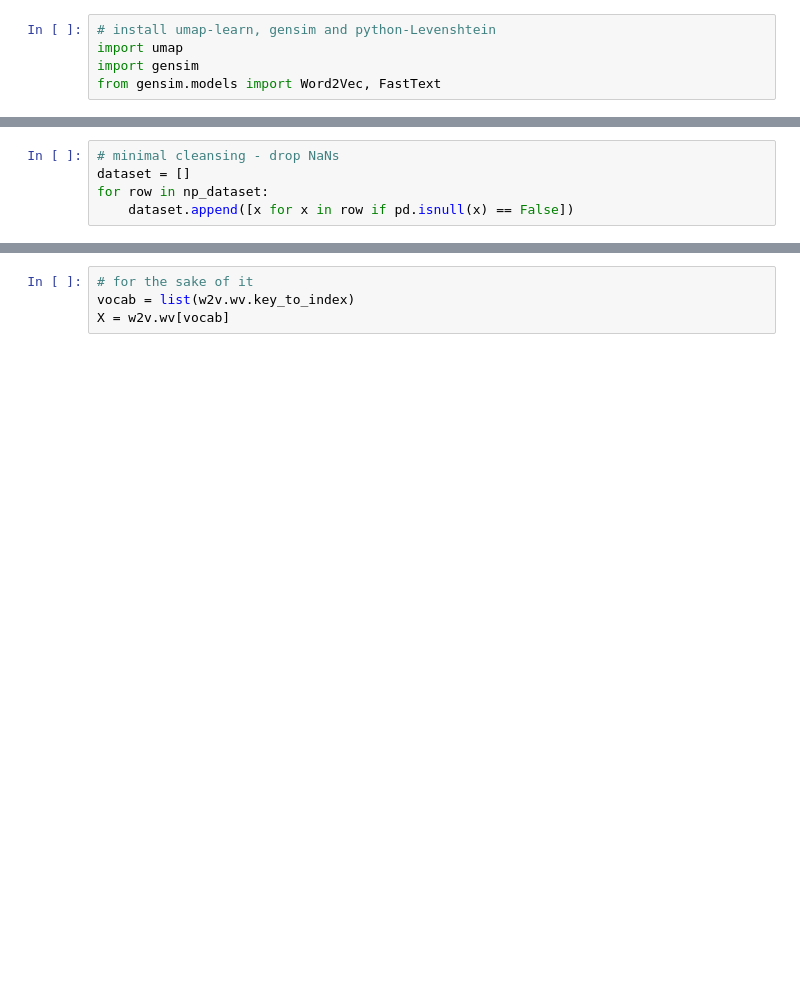
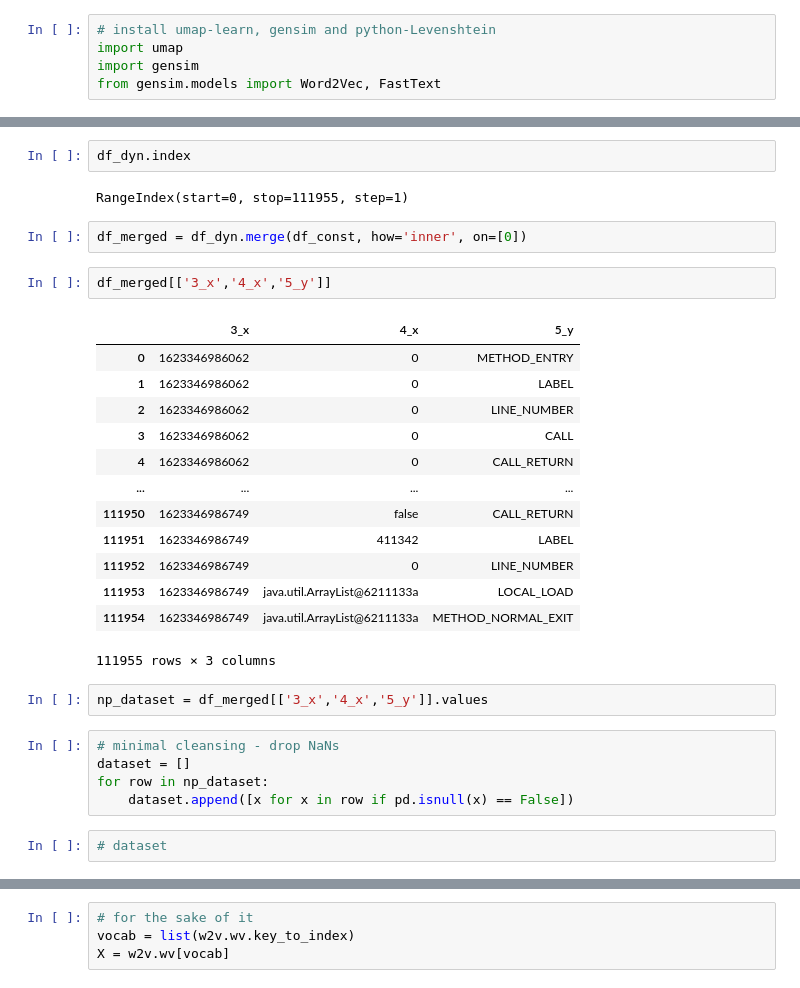
Before and after one commit to sedgewickmm18/deep-learning-for-web-attack-detection, a Jupyter notebook: PlayingAroundWithWord2Vec.ipynb, the cells around one changed output, grey strips where cells are left out. Cells and saved outputs as stored; diff of their text form; blank space fills up the shorter version.

```diff
--- a/PlayingAroundWithWord2Vec.ipynb
+++ b/PlayingAroundWithWord2Vec.ipynb
@@ -62,8 +69,34 @@ np_dataset = df.values
+# %%
+df_dyn.index
+# %% [output]
+RangeIndex(start=0, stop=111955, step=1)
+# %%
+df_merged = df_dyn.merge(df_const, how='inner', on=[0])
+# %%
+df_merged[['3_x','4_x','5_y']]
+# %% [output]
+|  | 3_x | 4_x | 5_y |
+| 0 | 1623346986062 | 0 | METHOD_ENTRY |
+| 1 | 1623346986062 | 0 | LABEL |
+| 2 | 1623346986062 | 0 | LINE_NUMBER |
+| 3 | 1623346986062 | 0 | CALL |
+| 4 | 1623346986062 | 0 | CALL_RETURN |
+| ... | ... | ... | ... |
+| 111950 | 1623346986749 | false | CALL_RETURN |
+| 111951 | 1623346986749 | 411342 | LABEL |
+| 111952 | 1623346986749 | 0 | LINE_NUMBER |
+| 111953 | 1623346986749 | java.util.ArrayList@6211133a | LOCAL_LOAD |
+| 111954 | 1623346986749 | java.util.ArrayList@6211133a | METHOD_NORMAL_EXIT |
+111955 rows × 3 columns
+# %%
+np_dataset = df_merged[['3_x','4_x','5_y']].values
 # %%
 # minimal cleansing - drop NaNs
 dataset = []
 for row in np_dataset:
     dataset.append([x for x in row if pd.isnull(x) == False])
+# %%
+# dataset
 # %%
 
 w2v = Word2Vec(dataset, vector_size=300, window=5, min_count=1) #, workers=4)
```
Also changed, not shown: parts of 10 cells of this notebook, 2 other files.
